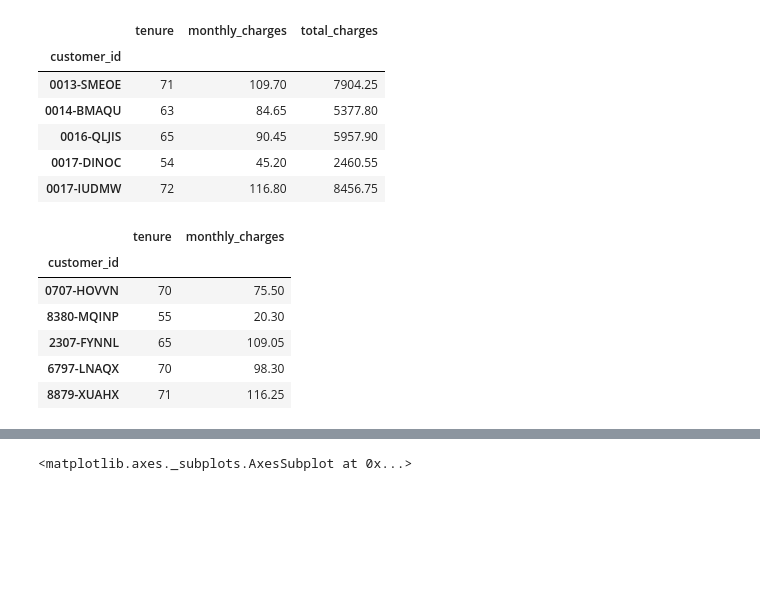
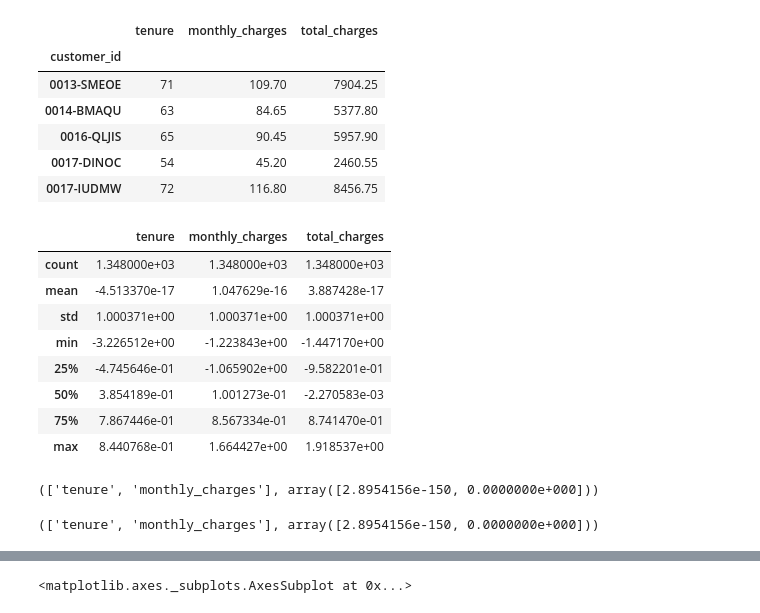
Before and after one commit to Jacqueline-A-Shay/ds-methodologies-exercises, a Jupyter notebook: regression/features.ipynb, the cells around one changed output, grey strips where cells are left out. Cells and saved outputs as stored; diff of their text form; code cells hidden in the pictures; blank space fills up the shorter version.

```diff
--- a/regression/features.ipynb
+++ b/regression/features.ipynb
@@ -30 +36,13 @@ df.head()
+# %%
+train_sc.describe() #std scaler scaled the spread of distributions for all var
+# %% [output]
+|  | tenure | monthly_charges | total_charges |
+| count | 1.348000e+03 | 1.348000e+03 | 1.348000e+03 |
+| mean | -4.513370e-17 | 1.047629e-16 | 3.887428e-17 |
+| std | 1.000371e+00 | 1.000371e+00 | 1.000371e+00 |
+| min | -3.226512e+00 | -1.223843e+00 | -1.447170e+00 |
+| 25% | -4.745646e-01 | -1.065902e+00 | -9.582201e-01 |
+| 50% | 3.854189e-01 | 1.001273e-01 | -2.270583e-03 |
+| 75% | 7.867446e-01 | 8.567334e-01 | 8.741470e-01 |
+| max | 8.440768e-01 | 1.664427e+00 | 1.918537e+00 |
 # %%
@@ -44,10 +53,0 @@ X_train, y_train, X_test, y_test = split_my_data(df)
-# %%
-X_train.head()
-# %% [output]
-|  | tenure | monthly_charges |
-| customer_id |  |  |
-| 0707-HOVVN | 70 | 75.50 |
-| 8380-MQINP | 55 | 20.30 |
-| 2307-FYNNL | 65 | 109.05 |
-| 6797-LNAQX | 70 | 98.30 |
-| 8879-XUAHX | 71 | 116.25 |
@@ -53,0 +60,10 @@ X_train.head()
+# %%
+feature_nonscale, p_val_nonscale = select_kbest_freg(X_train, y_train, 2)
+feature_nonscale, p_val_nonscale
+# %% [output]
+(['tenure', 'monthly_charges'], array([2.8954156e-150, 0.0000000e+000]))
+# %%
+feature_scaled, p_val_scaled = select_kbest_freg(X_train_sc, y_train_sc, 2)
+feature_scaled, p_val_scaled
+# %% [output]
+(['tenure', 'monthly_charges'], array([2.8954156e-150, 0.0000000e+000]))
```
Also changed, not shown: parts of 36 cells of this notebook, 1 other file.
